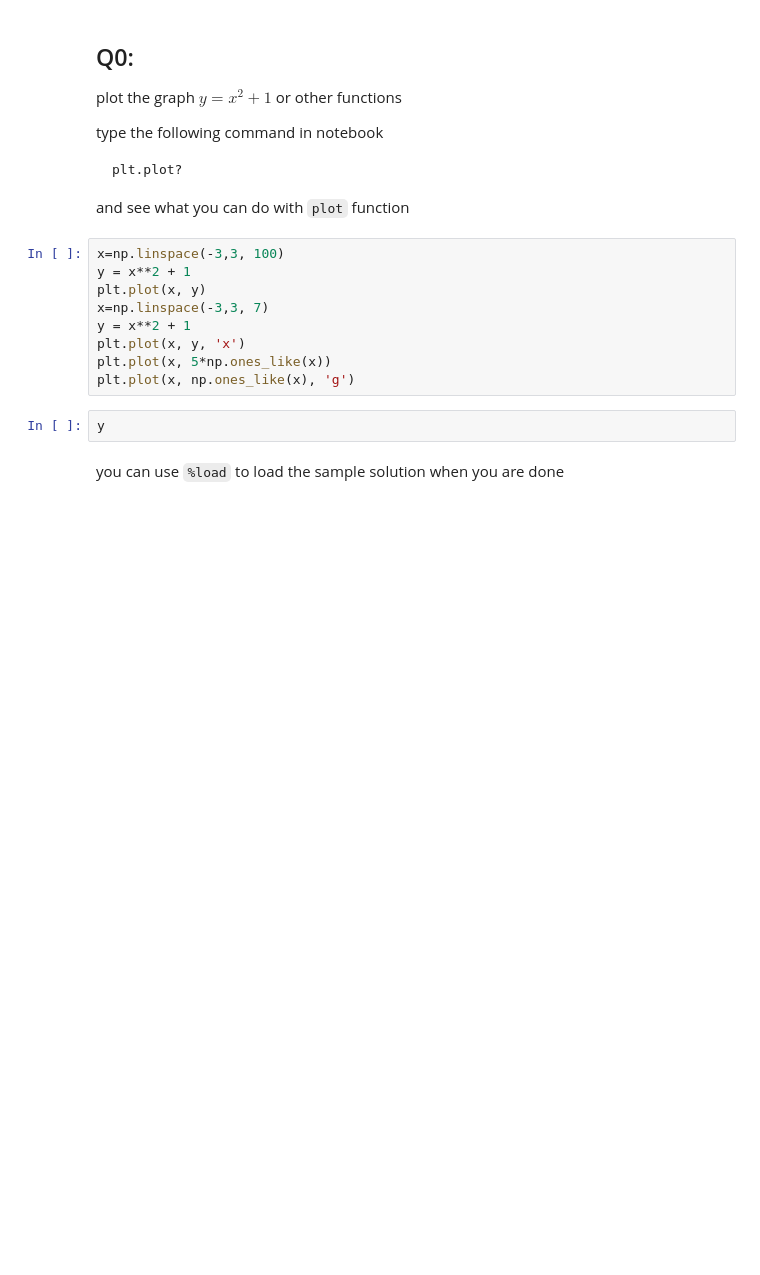
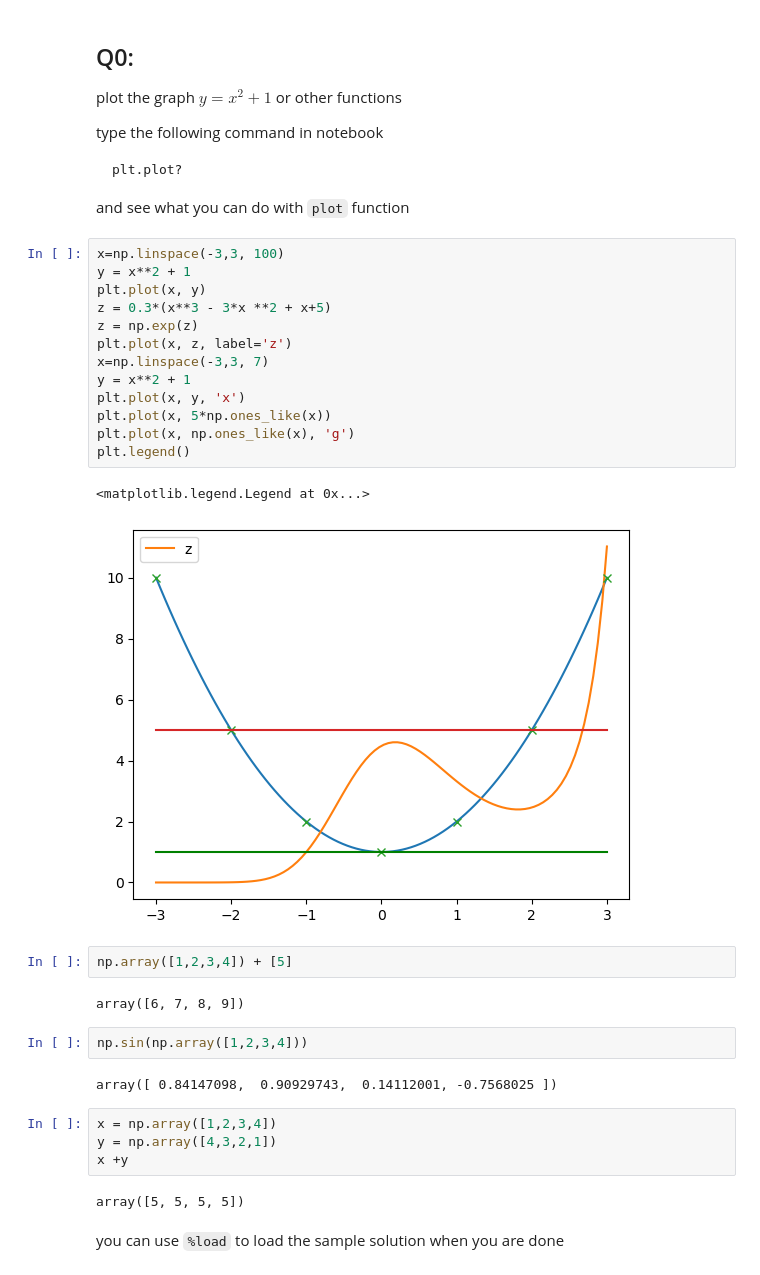
Before and after one commit to tjwei/DataScienceSoftware2024, a Jupyter notebook: 01-numpy/01-Numpy.ipynb, the cells around one changed output. Cells and saved outputs as stored; diff of their text form; blank space fills up the shorter version.

```diff
--- a/01-numpy/01-Numpy.ipynb
+++ b/01-numpy/01-Numpy.ipynb
@@ -128,14 +302,33 @@ and see what you can do with `plot` function
 # %%
 x=np.linspace(-3,3, 100)
 y = x**2 + 1
 plt.plot(x, y)
+z = 0.3*(x**3 - 3*x **2 + x+5)
+z = np.exp(z)
+plt.plot(x, z, label='z')
 x=np.linspace(-3,3, 7)
 y = x**2 + 1
 plt.plot(x, y, 'x')
 plt.plot(x, 5*np.ones_like(x))
 plt.plot(x, np.ones_like(x), 'g')
+plt.legend()
+# %% [output]
+<matplotlib.legend.Legend at 0x...>
+[figure, added]
-# %%
-y
+# %%
+np.array([1,2,3,4]) + [5]
+# %% [output]
+array([6, 7, 8, 9])
+# %%
+np.sin(np.array([1,2,3,4]))
+# %% [output]
+array([ 0.84147098,  0.90929743,  0.14112001, -0.7568025 ])
+# %%
+x = np.array([1,2,3,4])
+y = np.array([4,3,2,1])
+x +y
+# %% [output]
+array([5, 5, 5, 5])
 # %% [markdown]
  you can use `%load` to load the sample solution when you are done
 # %%
```
Also changed, not shown: parts of 37 cells of this notebook, 19 other files.
